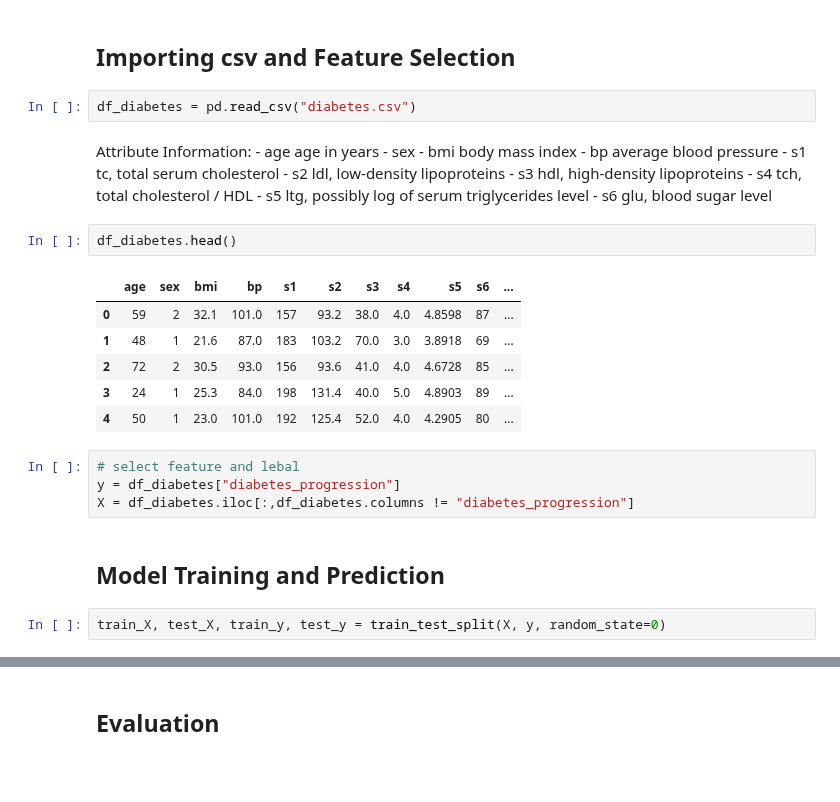
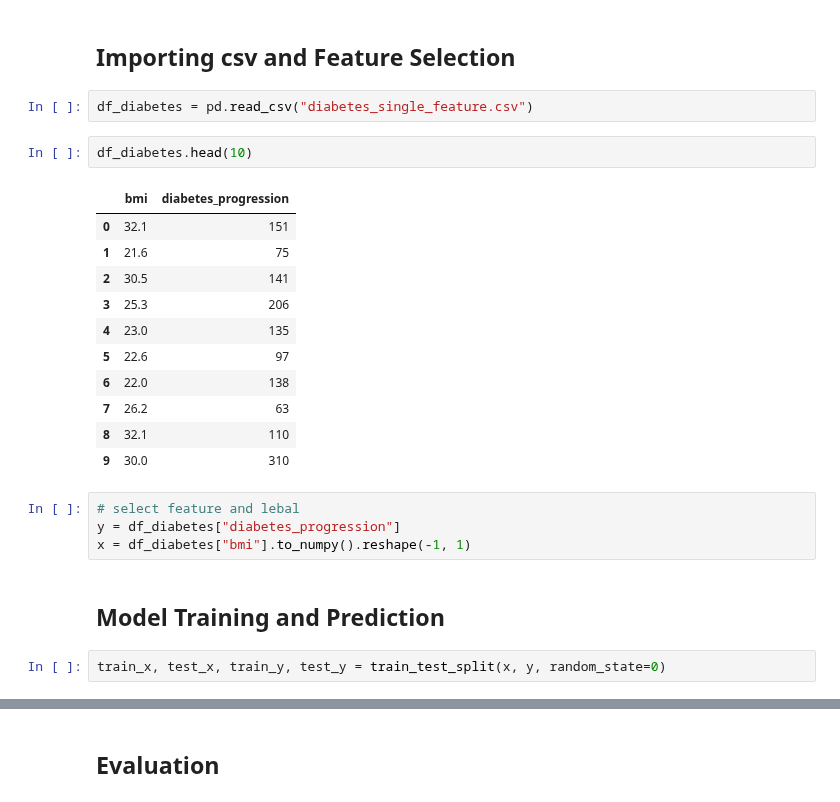
Before and after one commit to superleesa/tech_pod, a Jupyter notebook: linear_regression/linear_regression_sklearn.ipynb, the cells around one changed output, grey strips where cells are left out. Cells and saved outputs as stored; diff of their text form; blank space fills up the shorter version.

```diff
--- a/linear_regression/linear_regression_sklearn.ipynb
+++ b/linear_regression/linear_regression_sklearn.ipynb
@@ -8,35 +8,28 @@ from sklearn.metrics import mean_squared_error
 # %% [markdown]
 ## Importing csv and Feature Selection
 # %%
-df_diabetes = pd.read_csv("diabetes.csv")
+df_diabetes = pd.read_csv("diabetes_single_feature.csv")
-# %% [markdown]
-Attribute Information:
-      - age     age in years
-      - sex
-      - bmi     body mass index
-      - bp      average blood pressure
-      - s1      tc, total serum cholesterol
-      - s2      ldl, low-density lipoproteins
-      - s3      hdl, high-density lipoproteins
-      - s4      tch, total cholesterol / HDL
-      - s5      ltg, possibly log of serum triglycerides level
-      - s6      glu, blood sugar level
 # %%
-df_diabetes.head()
+df_diabetes.head(10)
 # %% [output]
-|  | age | sex | bmi | bp | s1 | s2 | s3 | s4 | s5 | s6 | ... |
-| 0 | 59 | 2 | 32.1 | 101.0 | 157 | 93.2 | 38.0 | 4.0 | 4.8598 | 87 | ... |
-| 1 | 48 | 1 | 21.6 | 87.0 | 183 | 103.2 | 70.0 | 3.0 | 3.8918 | 69 | ... |
-| 2 | 72 | 2 | 30.5 | 93.0 | 156 | 93.6 | 41.0 | 4.0 | 4.6728 | 85 | ... |
-| 3 | 24 | 1 | 25.3 | 84.0 | 198 | 131.4 | 40.0 | 5.0 | 4.8903 | 89 | ... |
-| 4 | 50 | 1 | 23.0 | 101.0 | 192 | 125.4 | 52.0 | 4.0 | 4.2905 | 80 | ... |
+|  | bmi | diabetes_progression |
+| 0 | 32.1 | 151 |
+| 1 | 21.6 | 75 |
+| 2 | 30.5 | 141 |
+| 3 | 25.3 | 206 |
+| 4 | 23.0 | 135 |
+| 5 | 22.6 | 97 |
+| 6 | 22.0 | 138 |
+| 7 | 26.2 | 63 |
+| 8 | 32.1 | 110 |
+| 9 | 30.0 | 310 |
 # %%
 # select feature and lebal
 y = df_diabetes["diabetes_progression"]
-X = df_diabetes.iloc[:,df_diabetes.columns != "diabetes_progression"]
+x = df_diabetes["bmi"].to_numpy().reshape(-1, 1)
 # %% [markdown]
 ## Model Training and Prediction
 # %%
-train_X, test_X, train_y, test_y = train_test_split(X, y, random_state=0)
+train_x, test_x, train_y, test_y = train_test_split(x, y, random_state=0)
 # %%
 model = LinearRegression()
```
Also changed, not shown: parts of 7 cells of this notebook, 7 other files.
